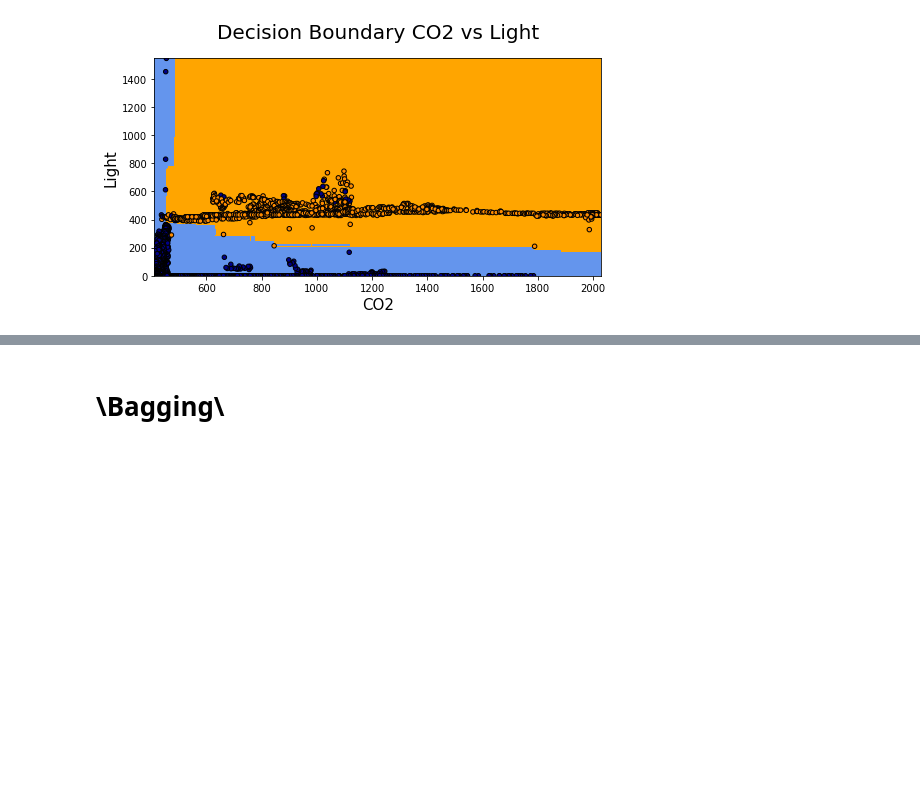
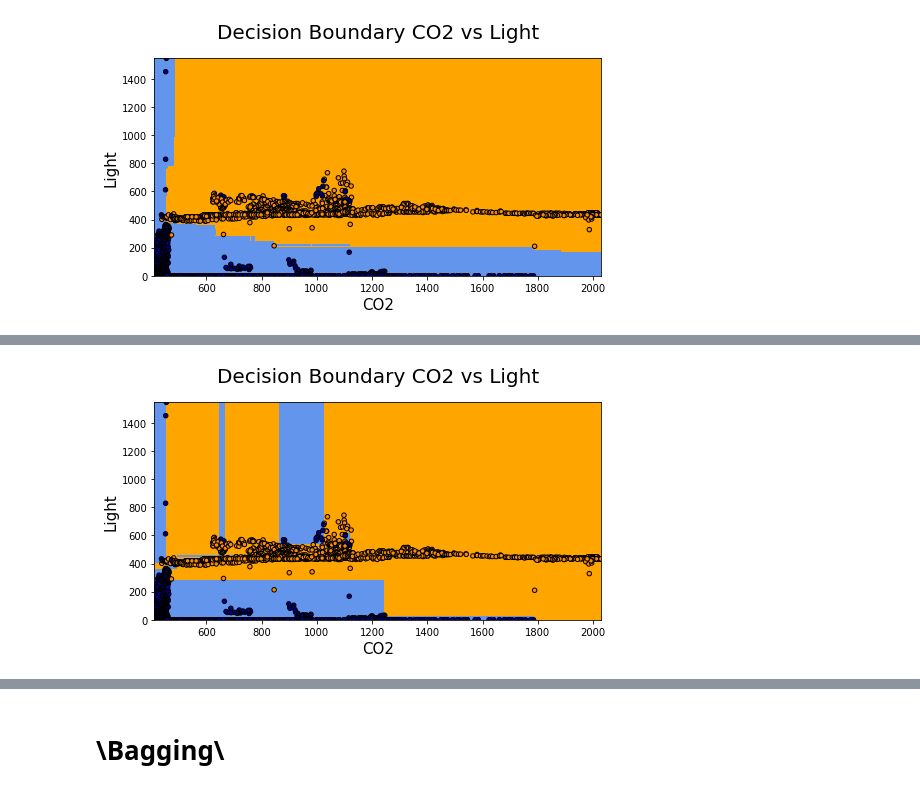
Before and after one commit to lorenzoFerri95/DataMining_Advanced, a Jupyter notebook: Lorenzo/Task 2/ensamble.ipynb, the cells around one changed output, grey strips where cells are left out. Cells and saved outputs as stored; diff of their text form; code cells hidden in the pictures; blank space fills up the shorter version.

```diff
--- a/Lorenzo/Task 2/ensamble.ipynb
+++ b/Lorenzo/Task 2/ensamble.ipynb
@@ -71,3 +112,7 @@ model_evaluation.decision_boundary_scatterplots(clf=clf, X=X_train[['CO2', 'Ligh
+# %%
+model_evaluation.decision_boundary_clf(clf=clf, X=X_train[['CO2', 'Light']], y=y_train, mesh_step=1)
+# %% [output]
+[figure, added]
 # %%
 model_evaluation.test_clf(clf=clf,X_test=X_test,y_test=y_test)
 # %% [output]
```
Also changed, not shown: parts of 16 cells of this notebook, 14 other files.
